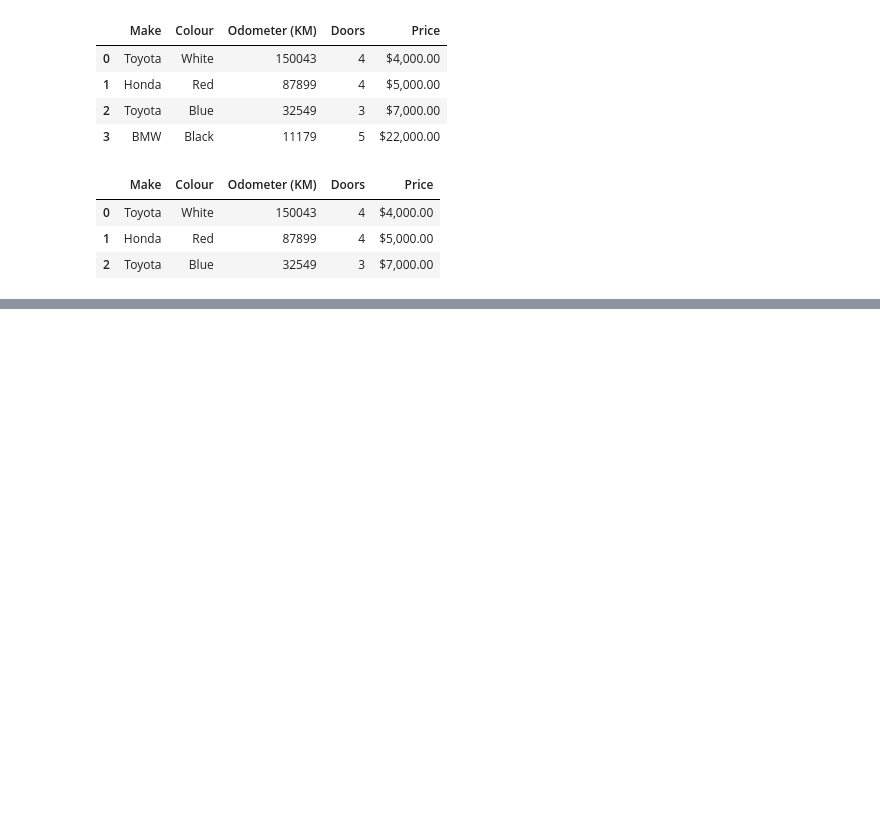
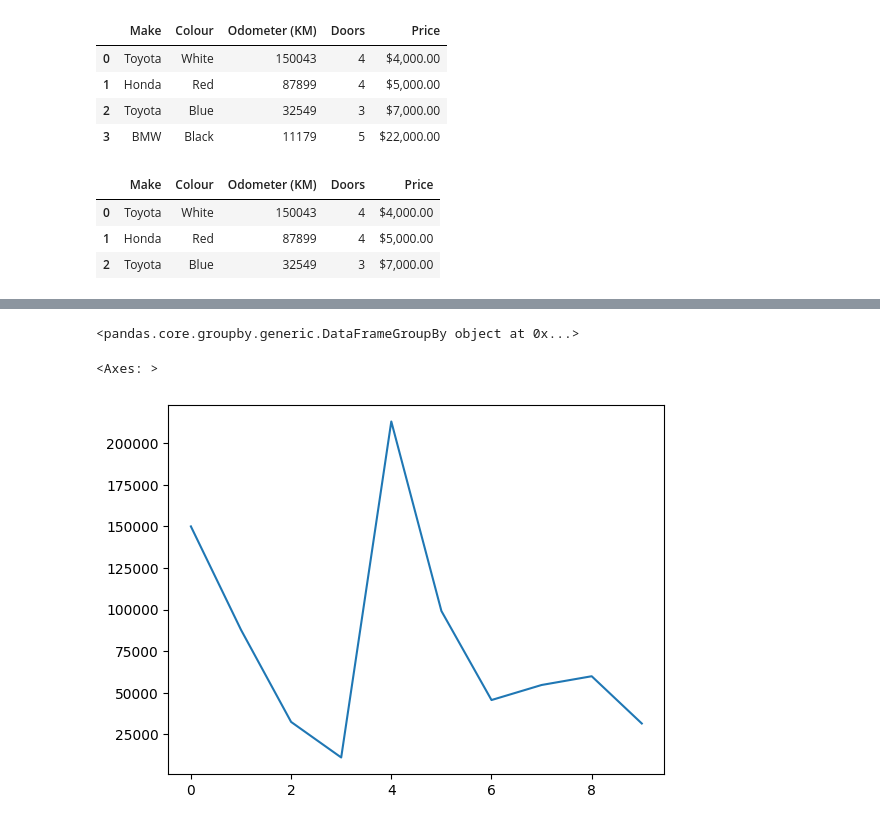
Before and after one commit to mrdbourke/zero-to-mastery-ml, a Jupyter notebook: section-pandas/intro-to-pandas.ipynb, the cells around one changed output, grey strips where cells are left out. Saved outputs shown, nothing was run; the diff lists cells and outputs as text; code cells hidden in the pictures; blank space fills up the shorter version.

```diff
--- a/section-pandas/intro-to-pandas.ipynb
+++ b/section-pandas/intro-to-pandas.ipynb
@@ -251,0 +264,4 @@ car_sales_df.iloc[:3]
+# %%
+group_by_car
+# %% [output]
+<pandas.core.groupby.generic.DataFrameGroupBy object at 0x...>
@@ -251,0 +271,5 @@ car_sales_df.iloc[:3]
+# %%
+car_sales_df["Odometer (KM)"].plot()
+# %% [output]
+<Axes: >
+[figure, added]
```
Also changed, not shown: parts of 7 cells of this notebook.
